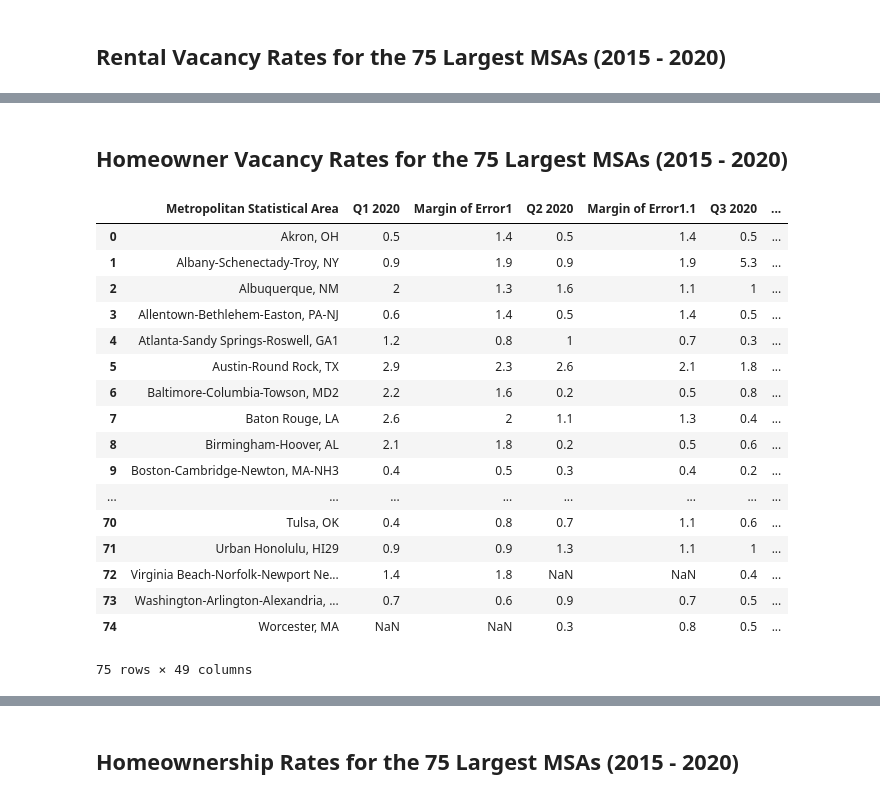
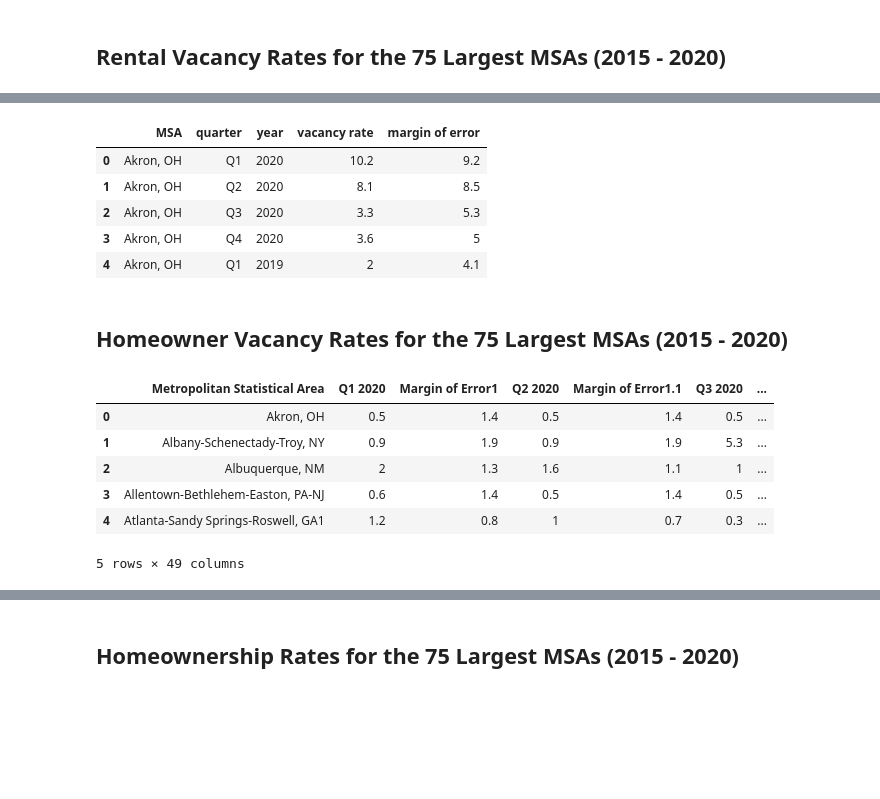
Before and after one commit to jamilao/housing-and-covid19, a Jupyter notebook: notebooks/census-and-covid.ipynb, the cells around one changed output, grey strips where cells are left out. Drawn from its saved outputs; the diff is of its cells as text; code cells hidden in the pictures; blank space fills up the shorter version.

```diff
--- a/notebooks/census-and-covid.ipynb
+++ b/notebooks/census-and-covid.ipynb
@@ -81,35 +78,34 @@ rv_quarters_df.head()
+# %%
+rv_flat_df = flatten_df(rental_vacancy_df)
+rv_flat_df.head()
+# %% [output]
+|  | MSA | quarter | year | vacancy rate | margin of error |
+| 0 | Akron, OH | Q1 | 2020 | 10.2 | 9.2 |
+| 1 | Akron, OH | Q2 | 2020 | 8.1 | 8.5 |
+| 2 | Akron, OH | Q3 | 2020 | 3.3 | 5.3 |
+| 3 | Akron, OH | Q4 | 2020 | 3.6 | 5 |
+| 4 | Akron, OH | Q1 | 2019 | 2 | 4.1 |
 # %% [markdown]
 ## Homeowner Vacancy Rates for the 75 Largest MSAs (2015 - 2020)
 # %%
 # import and clean dataset
 homeowner_vacancy_df = pd.read_csv(interim_homeowner_vacancy_file)
 homeowner_vacancy_df["Metropolitan Statistical Area"] = homeowner_vacancy_df["Metropolitan Statistical Area"
                                                                       ].str.replace('[\.]+','')
 homeowner_vacancy_df["Metropolitan Statistical Area"] = homeowner_vacancy_df["Metropolitan Statistical Area"
                                                                       ].str.replace('[\…]+','')
 homeowner_vacancy_df = homeowner_vacancy_df.replace('(z)', np.NaN, regex=False)
 homeowner_vacancy_df = homeowner_vacancy_df.rename(columns=lambda x: re.sub('First[\s]*Quarter','Q1',x))
 homeowner_vacancy_df = homeowner_vacancy_df.rename(columns=lambda x: re.sub('Second[\s]*Quarter','Q2',x))
 homeowner_vacancy_df = homeowner_vacancy_df.rename(columns=lambda x: re.sub('Third[\s]*Quarter','Q3',x))
 homeowner_vacancy_df = homeowner_vacancy_df.rename(columns=lambda x: re.sub('Fourth[\s]*Quarter','Q4',x))
 homeowner_vacancy_df = homeowner_vacancy_df.rename(columns=lambda x: re.sub('[\s]+',' ',x))
-homeowner_vacancy_df
+homeowner_vacancy_df.head()
 # %% [output]
 |  | Metropolitan Statistical Area | Q1 2020 | Margin of Error1 | Q2 2020 | Margin of Error1.1 | Q3 2020 | ... |
 | 0 | Akron, OH | 0.5 | 1.4 | 0.5 | 1.4 | 0.5 | ... |
 | 1 | Albany-Schenectady-Troy, NY | 0.9 | 1.9 | 0.9 | 1.9 | 5.3 | ... |
 | 2 | Albuquerque, NM | 2 | 1.3 | 1.6 | 1.1 | 1 | ... |
 | 3 | Allentown-Bethlehem-Easton, PA-NJ | 0.6 | 1.4 | 0.5 | 1.4 | 0.5 | ... |
 | 4 | Atlanta-Sandy Springs-Roswell, GA1 | 1.2 | 0.8 | 1 | 0.7 | 0.3 | ... |
-| 5 | Austin-Round Rock, TX | 2.9 | 2.3 | 2.6 | 2.1 | 1.8 | ... |
-| 6 | Baltimore-Columbia-Towson, MD2 | 2.2 | 1.6 | 0.2 | 0.5 | 0.8 | ... |
-| 7 | Baton Rouge, LA | 2.6 | 2 | 1.1 | 1.3 | 0.4 | ... |
-| 8 | Birmingham-Hoover, AL | 2.1 | 1.8 | 0.2 | 0.5 | 0.6 | ... |
-| 9 | Boston-Cambridge-Newton, MA-NH3 | 0.4 | 0.5 | 0.3 | 0.4 | 0.2 | ... |
-| ... | ... | ... | ... | ... | ... | ... | ... |
-| 70 | Tulsa, OK | 0.4 | 0.8 | 0.7 | 1.1 | 0.6 | ... |
-| 71 | Urban Honolulu, HI29 | 0.9 | 0.9 | 1.3 | 1.1 | 1 | ... |
-| 72 | Virginia Beach-Norfolk-Newport Ne... | 1.4 | 1.8 | NaN | NaN | 0.4 | ... |
-| 73 | Washington-Arlington-Alexandria, ... | 0.7 | 0.6 | 0.9 | 0.7 | 0.5 | ... |
-| 74 | Worcester, MA | NaN | NaN | 0.3 | 0.8 | 0.5 | ... |
-75 rows × 49 columns
+5 rows × 49 columns
```
Also changed, not shown: parts of 11 cells of this notebook.
